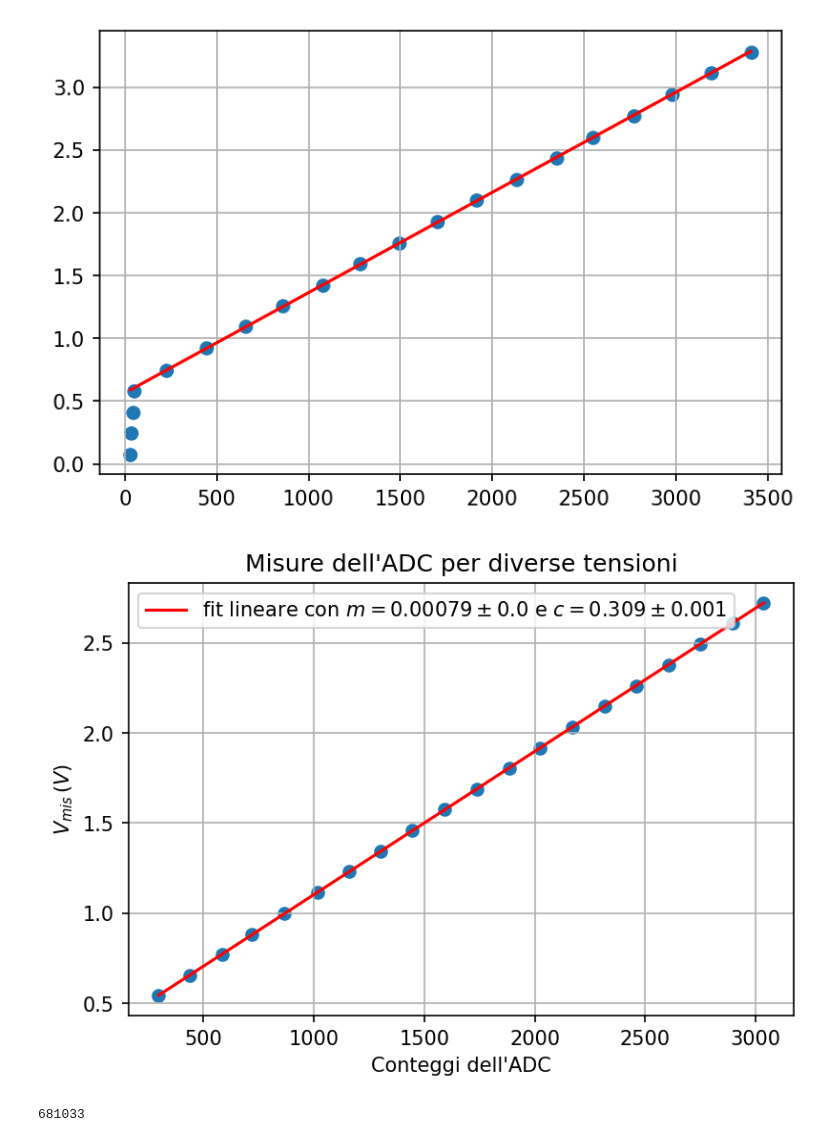
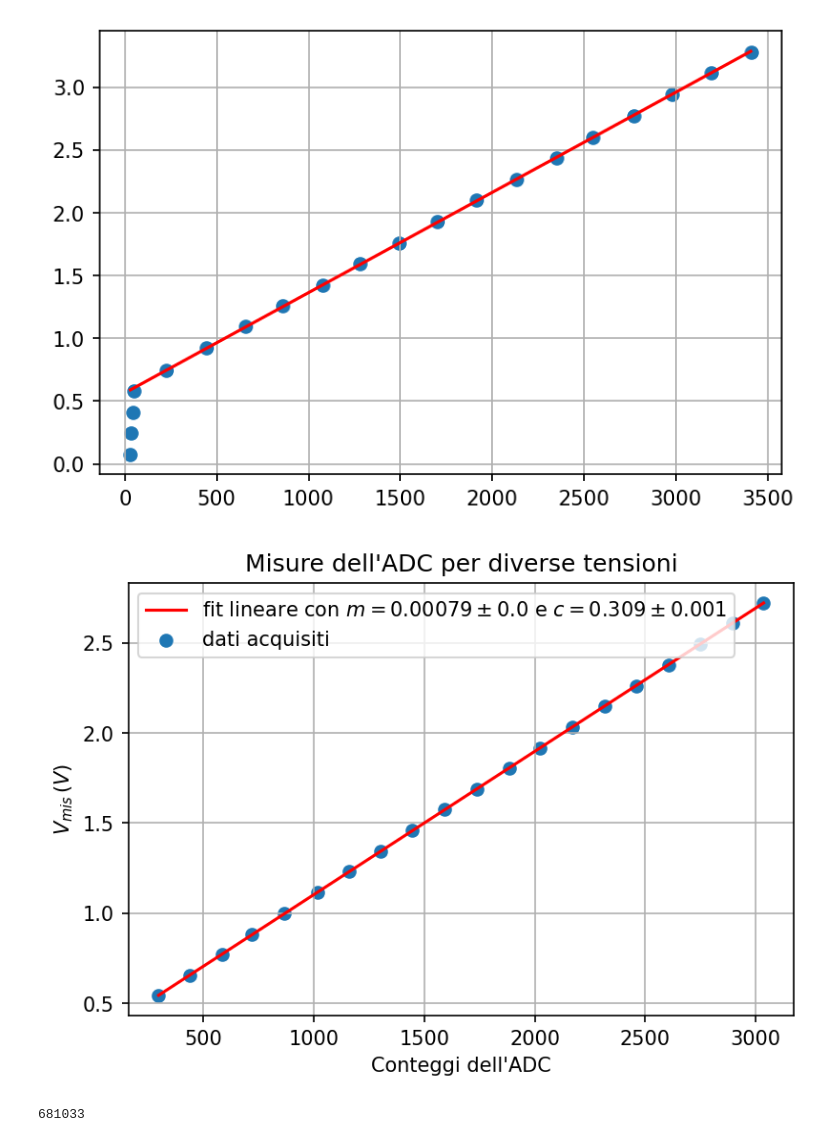
Before and after one commit to 1892051/LabSS, a Jupyter notebook: LabSS/esperienza_8/book.ipynb, the cells around one changed output. Cells and saved outputs as stored; diff of their text form; code cells hidden in the pictures.

```diff
--- a/LabSS/esperienza_8/book.ipynb
+++ b/LabSS/esperienza_8/book.ipynb
@@ -39,18 +39,19 @@ plt.grid()
 conti_2 = np.array([297,439,583,718,867,1018,1158,1304,1446,1592,1738,1886,2023,2169,2315,2460,2606,2750,2896,3036])
 v_mis_2 = np.array([0.541,0.655,0.770,0.884,0.999,1.116,1.233,1.346,1.460,1.575,1.690,1.804,1.918,2.033,2.150,2.262,2.379,2.494,2.608,2.723])
 # %%
-popt_ADC_2, cov_ADC_2 = curve_fit(retta, conti_2, v_mis_2, labe="dati acquisiti")
+popt_ADC_2, cov_ADC_2 = curve_fit(retta, conti_2, v_mis_2)
 plt.plot(conti_2, retta(conti_2, popt_ADC_2[0], popt_ADC_2[1]), c="r", label="fit lineare con $m={}\pm{}$ e $c={}\pm{}$".format(
     popt_ADC_2[0].round(5), np.sqrt(cov_ADC_2[0][0]).round(5), popt_ADC_2[1].round(3), np.sqrt(cov_ADC_2[1][1]).round(3)
 ))
-plt.scatter(conti_2, v_mis_2)
+plt.scatter(conti_2, v_mis_2, label="dati acquisiti")
 plt.xlabel("Conteggi dell'ADC")
 plt.ylabel("$V_{mis}\,(V)$")
 plt.title("Misure dell'ADC per diverse tensioni")
 plt.legend()
 plt.grid()
+plt.savefig("2.png")
 # %% [output]
-[figure, old version]
+[figure, new version]
 # %%
 sigmaV = lambda a: 0.03*a
 # %%
```
Also changed, not shown: parts of 3 cells of this notebook, 4 other files.
